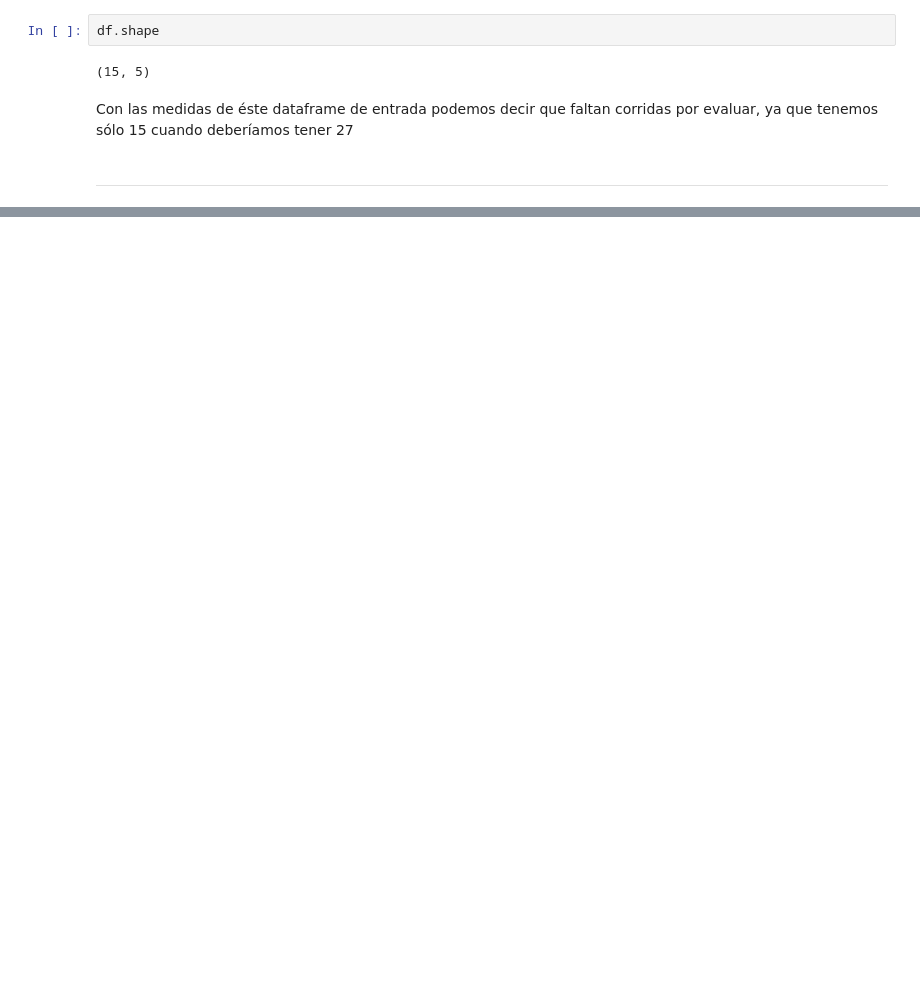
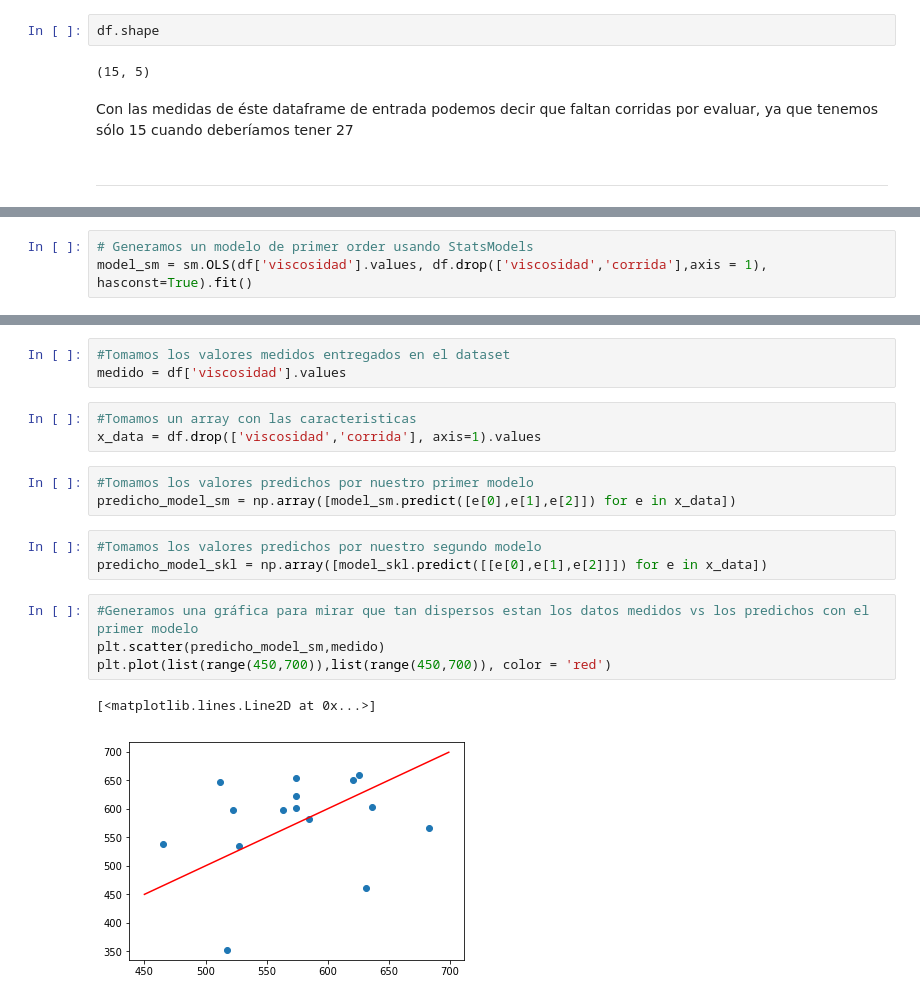
Before and after one commit to josemhenao/Python, a Jupyter notebook: Estadistica/Parcial EII, Punto 3.ipynb, the cells around one changed output, grey strips where cells are left out. Drawn from its saved outputs; the diff is of its cells as text; blank space fills up the shorter version.

Commit message:
SE han agregado notebooks para realizar el parcia lde estadistica

```diff
--- a/Estadistica/Parcial EII, Punto 3.ipynb
+++ b/Estadistica/Parcial EII, Punto 3.ipynb
@@ -156,0 +84,3 @@ array([540.92666667])
+# %%
+# Generamos un modelo de primer order usando StatsModels
+model_sm = sm.OLS(df['viscosidad'].values, df.drop(['viscosidad','corrida'],axis = 1), hasconst=True).fit()
@@ -156,0 +134,19 @@ array([540.92666667])
+# %%
+#Tomamos los valores medidos entregados en el dataset
+medido = df['viscosidad'].values
+# %%
+#Tomamos un array con las caracteristicas
+x_data = df.drop(['viscosidad','corrida'], axis=1).values
+# %%
+#Tomamos los valores predichos por nuestro primer modelo
+predicho_model_sm = np.array([model_sm.predict([e[0],e[1],e[2]]) for e in x_data])
+# %%
+#Tomamos los valores predichos por nuestro segundo modelo
+predicho_model_skl = np.array([model_skl.predict([[e[0],e[1],e[2]]]) for e in x_data])
+# %%
+#Generamos una gráfica para mirar que tan dispersos estan los datos medidos vs los predichos con el primer modelo
+plt.scatter(predicho_model_sm,medido)
+plt.plot(list(range(450,700)),list(range(450,700)), color = 'red')
+# %% [output]
+[<matplotlib.lines.Line2D at 0x...>]
+[figure, added]
```
Also changed, not shown: parts of 39 cells of this notebook, 5 other files.
